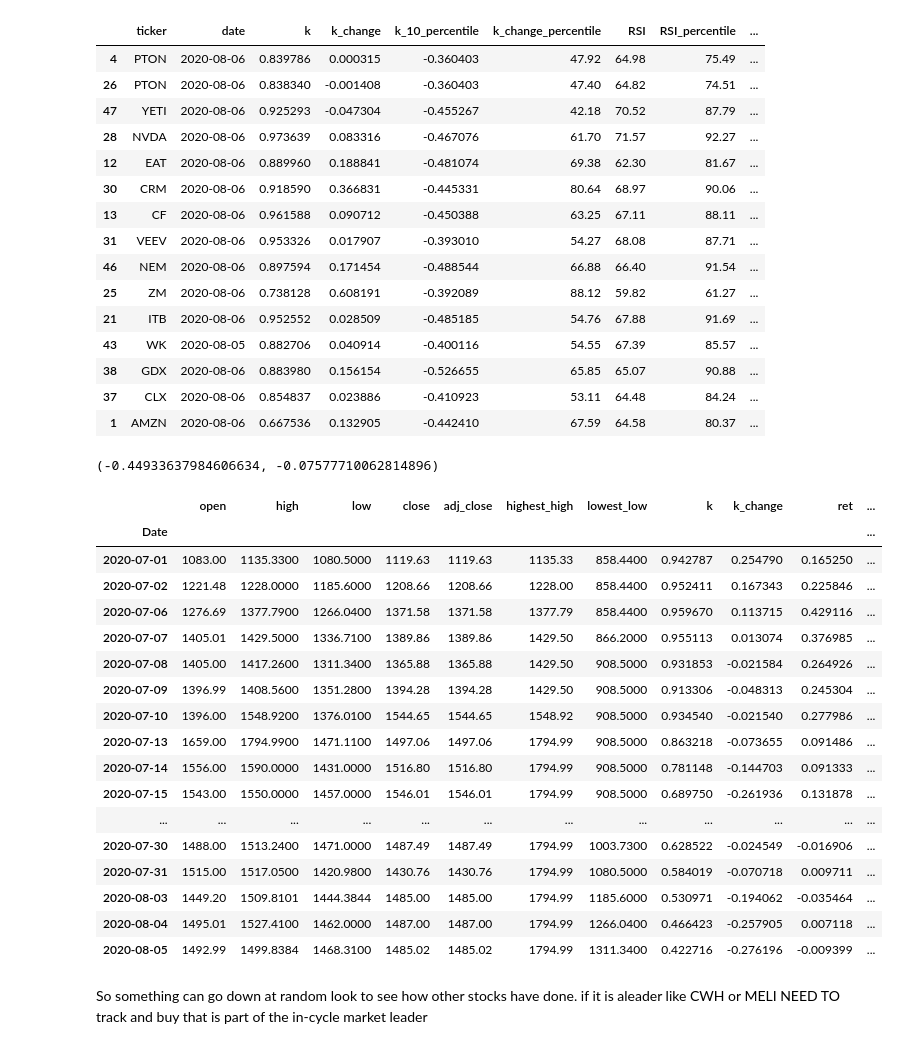
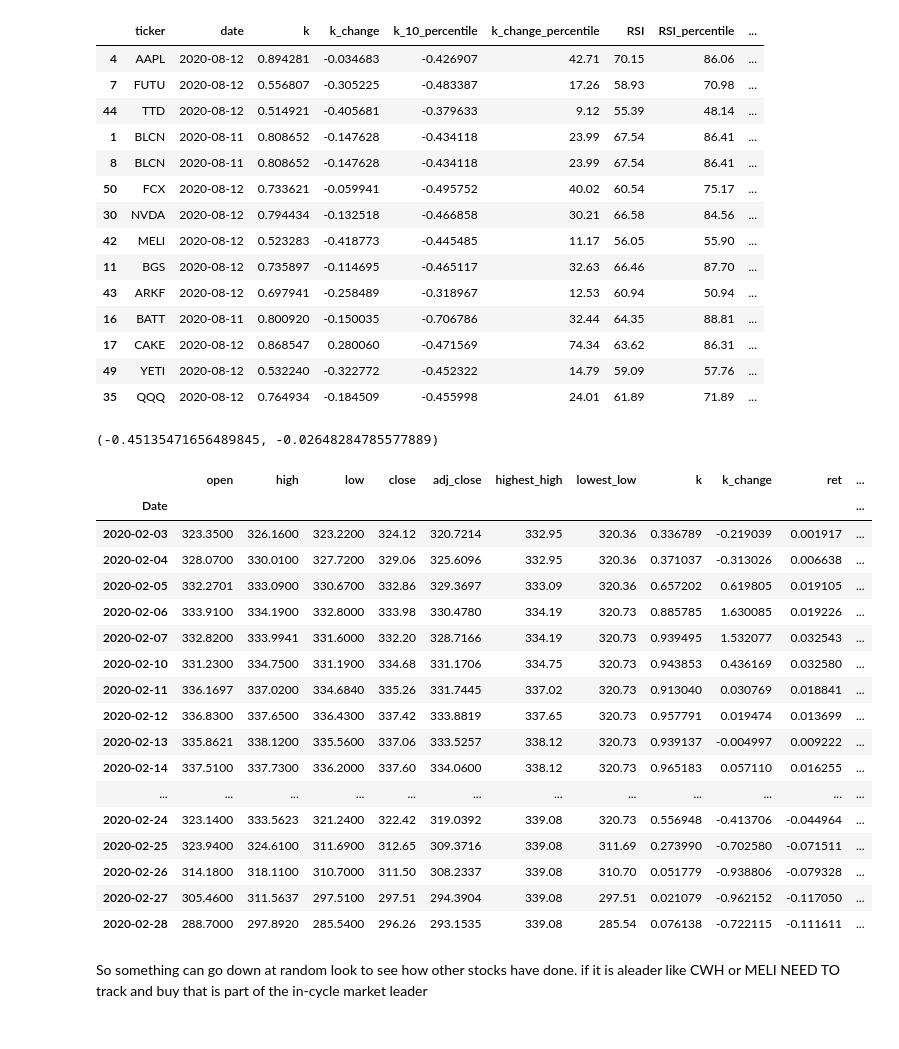
Before and after one commit to rittik97/Studies-on-SPYs, a Jupyter notebook: holdings.ipynb, the cells around one changed output. Saved outputs shown, nothing was run; the diff lists cells and outputs as text; code cells hidden in the pictures.

```diff
--- a/holdings.ipynb
+++ b/holdings.ipynb
@@ -88,7 +88,7 @@ holdings='GDXJ,AMZN,AAPL,FSLY,PTON,FUTU,BLCN,NOMD,GDXJ,BGS,AWK,SHW,EAT,CF,BATT,C
 holdings=holdings.split(',')
 # %%
 #holdings=['GDX','RHHBY','ETSY','ECL','OLLI','BLK','SPY','SPXL','AZN','CDNS','CWH','BYND']
-#holdings=['TSLA']
+holdings=['SPY']
 # %%
 res=[[],[],[],[],[],[],[],[],[],[],[],[],[],[],[]]
 # %%
@@ -276,21 +278,20 @@ res.sort_values(by='ret1wk_mean',ascending=True)
 res[(res.RSI_percentile<93) & (res.ret1wk_mean>=0.023557) & (res['1dayret']>=-0.02)].sort_values(by='ret1wk_mean',ascending=False)
 # %% [output]
 |  | ticker | date | k | k_change | k_10_percentile | k_change_percentile | RSI | RSI_percentile | ... |
-| 4 | PTON | 2020-08-06 | 0.839786 | 0.000315 | -0.360403 | 47.92 | 64.98 | 75.49 | ... |
-| 26 | PTON | 2020-08-06 | 0.838340 | -0.001408 | -0.360403 | 47.40 | 64.82 | 74.51 | ... |
-| 47 | YETI | 2020-08-06 | 0.925293 | -0.047304 | -0.455267 | 42.18 | 70.52 | 87.79 | ... |
-| 28 | NVDA | 2020-08-06 | 0.973639 | 0.083316 | -0.467076 | 61.70 | 71.57 | 92.27 | ... |
-| 12 | EAT | 2020-08-06 | 0.889960 | 0.188841 | -0.481074 | 69.38 | 62.30 | 81.67 | ... |
-| 30 | CRM | 2020-08-06 | 0.918590 | 0.366831 | -0.445331 | 80.64 | 68.97 | 90.06 | ... |
-| 13 | CF | 2020-08-06 | 0.961588 | 0.090712 | -0.450388 | 63.25 | 67.11 | 88.11 | ... |
-| 31 | VEEV | 2020-08-06 | 0.953326 | 0.017907 | -0.393010 | 54.27 | 68.08 | 87.71 | ... |
-| 46 | NEM | 2020-08-06 | 0.897594 | 0.171454 | -0.488544 | 66.88 | 66.40 | 91.54 | ... |
-| 25 | ZM | 2020-08-06 | 0.738128 | 0.608191 | -0.392089 | 88.12 | 59.82 | 61.27 | ... |
-| 21 | ITB | 2020-08-06 | 0.952552 | 0.028509 | -0.485185 | 54.76 | 67.88 | 91.69 | ... |
-| 43 | WK | 2020-08-05 | 0.882706 | 0.040914 | -0.400116 | 54.55 | 67.39 | 85.57 | ... |
-| 38 | GDX | 2020-08-06 | 0.883980 | 0.156154 | -0.526655 | 65.85 | 65.07 | 90.88 | ... |
-| 37 | CLX | 2020-08-06 | 0.854837 | 0.023886 | -0.410923 | 53.11 | 64.48 | 84.24 | ... |
-| 1 | AMZN | 2020-08-06 | 0.667536 | 0.132905 | -0.442410 | 67.59 | 64.58 | 80.37 | ... |
+| 4 | AAPL | 2020-08-12 | 0.894281 | -0.034683 | -0.426907 | 42.71 | 70.15 | 86.06 | ... |
+| 7 | FUTU | 2020-08-12 | 0.556807 | -0.305225 | -0.483387 | 17.26 | 58.93 | 70.98 | ... |
+| 44 | TTD | 2020-08-12 | 0.514921 | -0.405681 | -0.379633 | 9.12 | 55.39 | 48.14 | ... |
+| 1 | BLCN | 2020-08-11 | 0.808652 | -0.147628 | -0.434118 | 23.99 | 67.54 | 86.41 | ... |
+| 8 | BLCN | 2020-08-11 | 0.808652 | -0.147628 | -0.434118 | 23.99 | 67.54 | 86.41 | ... |
+| 50 | FCX | 2020-08-12 | 0.733621 | -0.059941 | -0.495752 | 40.02 | 60.54 | 75.17 | ... |
+| 30 | NVDA | 2020-08-12 | 0.794434 | -0.132518 | -0.466858 | 30.21 | 66.58 | 84.56 | ... |
+| 42 | MELI | 2020-08-12 | 0.523283 | -0.418773 | -0.445485 | 11.17 | 56.05 | 55.90 | ... |
+| 11 | BGS | 2020-08-12 | 0.735897 | -0.114695 | -0.465117 | 32.63 | 66.46 | 87.70 | ... |
+| 43 | ARKF | 2020-08-12 | 0.697941 | -0.258489 | -0.318967 | 12.53 | 60.94 | 50.94 | ... |
+| 16 | BATT | 2020-08-11 | 0.800920 | -0.150035 | -0.706786 | 32.44 | 64.35 | 88.81 | ... |
+| 17 | CAKE | 2020-08-12 | 0.868547 | 0.280060 | -0.471569 | 74.34 | 63.62 | 86.31 | ... |
+| 49 | YETI | 2020-08-12 | 0.532240 | -0.322772 | -0.452322 | 14.79 | 59.09 | 57.76 | ... |
+| 35 | QQQ | 2020-08-12 | 0.764934 | -0.184509 | -0.455998 | 24.01 | 61.89 | 71.89 | ... |
 # %%
 pk_444bcc6ef4a94b859405ef30fe66fa14
 https://cloud.iexapis.com/stable/stock/QQQ/intraday-prices?token=pk_9469e57bc642462d905e4dc0003523ab&chartIEXOnly=True&chartLast=1
@@ -345,7 +346,7 @@ spy['ret']=spy.adj_close/spy.adj_close.shift(5)-1
 # %%
 np.nanpercentile(spy.k_change,q=10),np.nanpercentile(spy.ret,q=10)
 # %% [output]
-(-0.44933637984606634, -0.07577710062814896)
+(-0.45135471656489845, -0.02648284785577889)
 # %%
 def each_percentile(x,val):
     return (x<val).sum()/len(x)
@@ -354,26 +355,26 @@ spy['ret_p']=spy.ret.apply(lambda x: each_percentile(spy.ret,x))
 # %%
 #spy['ret_3_p']=spy.ret_3.apply(lambda x: each_percentile(spy.ret,x))
 # %%
-spy['2020-07-01':]
+spy['2020-02-01':'2020-02-28']
 # %% [output]
 |  | open | high | low | close | adj_close | highest_high | lowest_low | k | k_change | ret | ... |
 | Date |  |  |  |  |  |  |  |  |  |  | ... |
-| 2020-07-01 | 1083.00 | 1135.3300 | 1080.5000 | 1119.63 | 1119.63 | 1135.33 | 858.4400 | 0.942787 | 0.254790 | 0.165250 | ... |
-| 2020-07-02 | 1221.48 | 1228.0000 | 1185.6000 | 1208.66 | 1208.66 | 1228.00 | 858.4400 | 0.952411 | 0.167343 | 0.225846 | ... |
-| 2020-07-06 | 1276.69 | 1377.7900 | 1266.0400 | 1371.58 | 1371.58 | 1377.79 | 858.4400 | 0.959670 | 0.113715 | 0.429116 | ... |
-| 2020-07-07 | 1405.01 | 1429.5000 | 1336.7100 | 1389.86 | 1389.86 | 1429.50 | 866.2000 | 0.955113 | 0.013074 | 0.376985 | ... |
-| 2020-07-08 | 1405.00 | 1417.2600 | 1311.3400 | 1365.88 | 1365.88 | 1429.50 | 908.5000 | 0.931853 | -0.021584 | 0.264926 | ... |
-| 2020-07-09 | 1396.99 | 1408.5600 | 1351.2800 | 1394.28 | 1394.28 | 1429.50 | 908.5000 | 0.913306 | -0.048313 | 0.245304 | ... |
-| 2020-07-10 | 1396.00 | 1548.9200 | 1376.0100 | 1544.65 | 1544.65 | 1548.92 | 908.5000 | 0.934540 | -0.021540 | 0.277986 | ... |
-| 2020-07-13 | 1659.00 | 1794.9900 | 1471.1100 | 1497.06 | 1497.06 | 1794.99 | 908.5000 | 0.863218 | -0.073655 | 0.091486 | ... |
-| 2020-07-14 | 1556.00 | 1590.0000 | 1431.0000 | 1516.80 | 1516.80 | 1794.99 | 908.5000 | 0.781148 | -0.144703 | 0.091333 | ... |
-| 2020-07-15 | 1543.00 | 1550.0000 | 1457.0000 | 1546.01 | 1546.01 | 1794.99 | 908.5000 | 0.689750 | -0.261936 | 0.131878 | ... |
+| 2020-02-03 | 323.3500 | 326.1600 | 323.2200 | 324.12 | 320.7214 | 332.95 | 320.36 | 0.336789 | -0.219039 | 0.001917 | ... |
+| 2020-02-04 | 328.0700 | 330.0100 | 327.7200 | 329.06 | 325.6096 | 332.95 | 320.36 | 0.371037 | -0.313026 | 0.006638 | ... |
+| 2020-02-05 | 332.2701 | 333.0900 | 330.6700 | 332.86 | 329.3697 | 333.09 | 320.36 | 0.657202 | 0.619805 | 0.019105 | ... |
+| 2020-02-06 | 333.9100 | 334.1900 | 332.8000 | 333.98 | 330.4780 | 334.19 | 320.73 | 0.885785 | 1.630085 | 0.019226 | ... |
+| 2020-02-07 | 332.8200 | 333.9941 | 331.6000 | 332.20 | 328.7166 | 334.19 | 320.73 | 0.939495 | 1.532077 | 0.032543 | ... |
+| 2020-02-10 | 331.2300 | 334.7500 | 331.1900 | 334.68 | 331.1706 | 334.75 | 320.73 | 0.943853 | 0.436169 | 0.032580 | ... |
+| 2020-02-11 | 336.1697 | 337.0200 | 334.6840 | 335.26 | 331.7445 | 337.02 | 320.73 | 0.913040 | 0.030769 | 0.018841 | ... |
+| 2020-02-12 | 336.8300 | 337.6500 | 336.4300 | 337.42 | 333.8819 | 337.65 | 320.73 | 0.957791 | 0.019474 | 0.013699 | ... |
+| 2020-02-13 | 335.8621 | 338.1200 | 335.5600 | 337.06 | 333.5257 | 338.12 | 320.73 | 0.939137 | -0.004997 | 0.009222 | ... |
+| 2020-02-14 | 337.5100 | 337.7300 | 336.2000 | 337.60 | 334.0600 | 338.12 | 320.73 | 0.965183 | 0.057110 | 0.016255 | ... |
 | ... | ... | ... | ... | ... | ... | ... | ... | ... | ... | ... | ... |
-| 2020-07-30 | 1488.00 | 1513.2400 | 1471.0000 | 1487.49 | 1487.49 | 1794.99 | 1003.7300 | 0.628522 | -0.024549 | -0.016906 | ... |
-| 2020-07-31 | 1515.00 | 1517.0500 | 1420.9800 | 1430.76 | 1430.76 | 1794.99 | 1080.5000 | 0.584019 | -0.070718 | 0.009711 | ... |
-| 2020-08-03 | 1449.20 | 1509.8101 | 1444.3844 | 1485.00 | 1485.00 | 1794.99 | 1185.6000 | 0.530971 | -0.194062 | -0.035464 | ... |
-| 2020-08-04 | 1495.01 | 1527.4100 | 1462.0000 | 1487.00 | 1487.00 | 1794.99 | 1266.0400 | 0.466423 | -0.257905 | 0.007118 | ... |
-| 2020-08-05 | 1492.99 | 1499.8384 | 1468.3100 | 1485.02 | 1485.02 | 1794.99 | 1311.3400 | 0.422716 | -0.276196 | -0.009399 | ... |
+| 2020-02-24 | 323.1400 | 333.5623 | 321.2400 | 322.42 | 319.0392 | 339.08 | 320.73 | 0.556948 | -0.413706 | -0.044964 | ... |
+| 2020-02-25 | 323.9400 | 324.6100 | 311.6900 | 312.65 | 309.3716 | 339.08 | 311.69 | 0.273990 | -0.702580 | -0.071511 | ... |
+| 2020-02-26 | 314.1800 | 318.1100 | 310.7000 | 311.50 | 308.2337 | 339.08 | 310.70 | 0.051779 | -0.938806 | -0.079328 | ... |
+| 2020-02-27 | 305.4600 | 311.5637 | 297.5100 | 297.51 | 294.3904 | 339.08 | 297.51 | 0.021079 | -0.962152 | -0.117050 | ... |
+| 2020-02-28 | 288.7000 | 297.8920 | 285.5400 | 296.26 | 293.1535 | 339.08 | 285.54 | 0.076138 | -0.722115 | -0.111611 | ... |
 # %%
 spy['2020-02-20':'2020-3-31']
 # %% [markdown]
```
Also changed, not shown: parts of 27 cells of this notebook, 3 other files.
